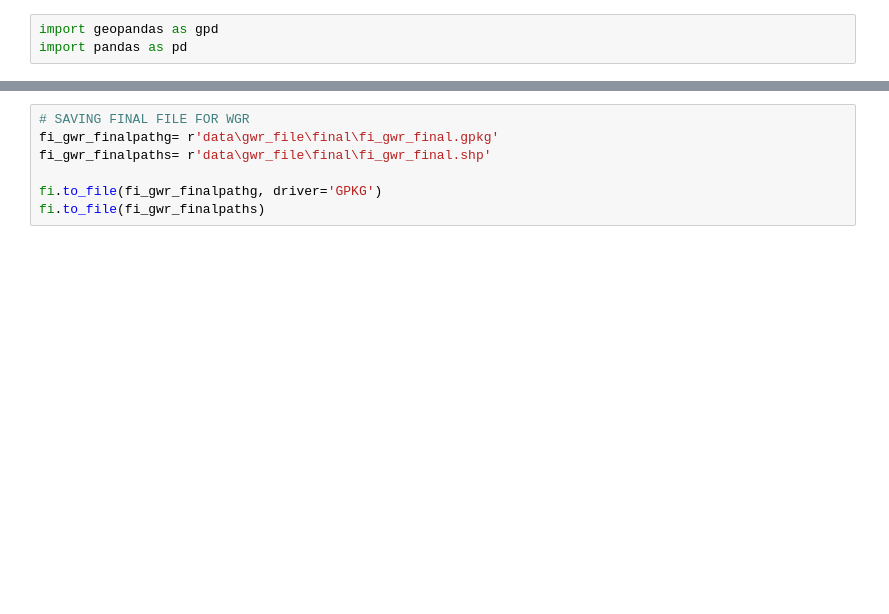
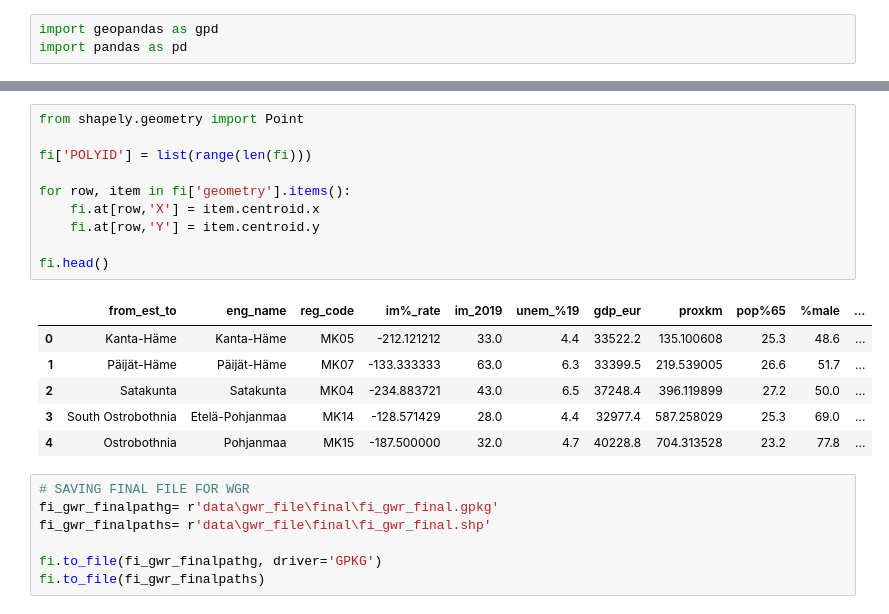
Before and after one commit to bryanvallejo16/mobility_estonia_to_finland, a Jupyter notebook: 3_Aggregation_independent_variables_Finland.ipynb, the cells around one changed output, grey strips where cells are left out. Drawn from its saved outputs; the diff is of its cells as text; blank space fills up the shorter version.

```diff
--- a/3_Aggregation_independent_variables_Finland.ipynb
+++ b/3_Aggregation_independent_variables_Finland.ipynb
@@ -127,3 +132,20 @@ fi.head()
+# %%
+from shapely.geometry import Point
+
+fi['POLYID'] = list(range(len(fi)))
+
+for row, item in fi['geometry'].items():
+    fi.at[row,'X'] = item.centroid.x
+    fi.at[row,'Y'] = item.centroid.y
+
+fi.head()
+# %% [output]
+|  | from_est_to | eng_name | reg_code | im%_rate | im_2019 | unem_%19 | gdp_eur | proxkm | pop%65 | %male | ... |
+| 0 | Kanta-Häme | Kanta-Häme | MK05 | -212.121212 | 33.0 | 4.4 | 33522.2 | 135.100608 | 25.3 | 48.6 | ... |
+| 1 | Päijät-Häme | Päijät-Häme | MK07 | -133.333333 | 63.0 | 6.3 | 33399.5 | 219.539005 | 26.6 | 51.7 | ... |
+| 2 | Satakunta | Satakunta | MK04 | -234.883721 | 43.0 | 6.5 | 37248.4 | 396.119899 | 27.2 | 50.0 | ... |
+| 3 | South Ostrobothnia | Etelä-Pohjanmaa | MK14 | -128.571429 | 28.0 | 4.4 | 32977.4 | 587.258029 | 25.3 | 69.0 | ... |
+| 4 | Ostrobothnia | Pohjanmaa | MK15 | -187.500000 | 32.0 | 4.7 | 40228.8 | 704.313528 | 23.2 | 77.8 | ... |
 # %%
 # SAVING FINAL FILE FOR WGR
 fi_gwr_finalpathg= r'data\gwr_file\final\fi_gwr_final.gpkg'
```
Also changed, not shown: parts of 3 cells of this notebook, 2 other files.
